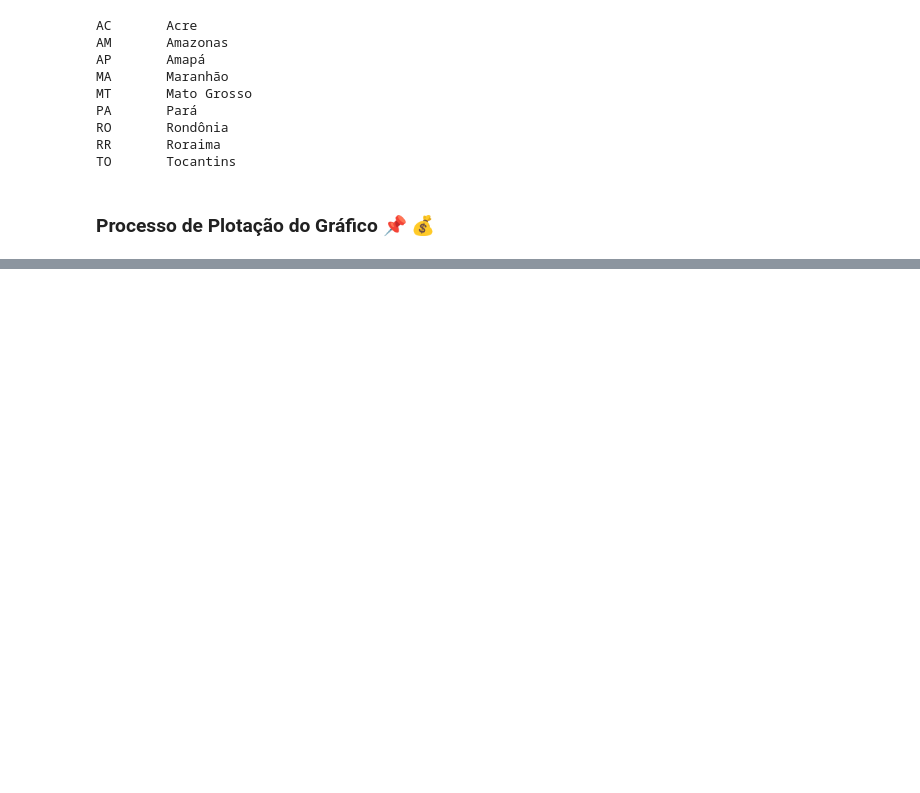
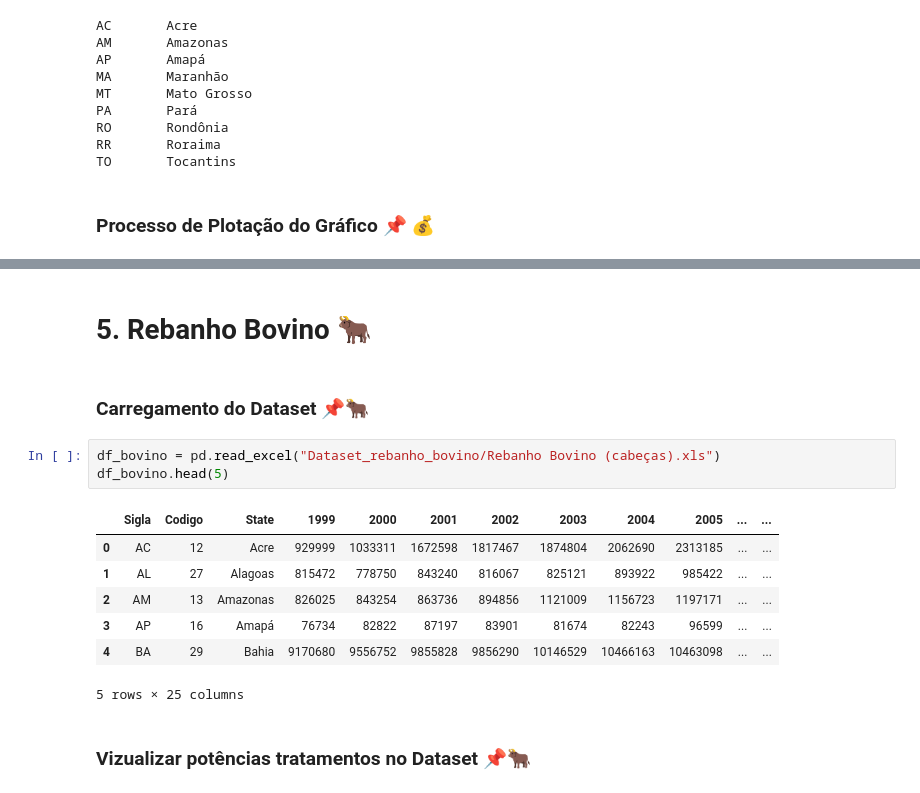
Before and after one commit to LABSensing/Levantamento-de-Dados-Agricolas-no-Brasil, a Jupyter notebook: index.ipynb, the cells around one changed output, grey strips where cells are left out. Drawn from its saved outputs; the diff is of its cells as text; blank space fills up the shorter version.

```diff
--- a/index.ipynb
+++ b/index.ipynb
@@ -539,3 +548,20 @@ plt.tight_layout()  # Ajustar layout para evitar cortes
 plt.show()
 # %% [output]
 [figure]
+# %% [markdown]
+# 5. Rebanho Bovino 🐂
+# %% [markdown]
+### Carregamento do Dataset 📌🐂
+# %%
+df_bovino = pd.read_excel("Dataset_rebanho_bovino/Rebanho Bovino (cabeças).xls")
+df_bovino.head(5)
+# %% [output]
+|  | Sigla | Codigo | State | 1999 | 2000 | 2001 | 2002 | 2003 | 2004 | 2005 | ... | ... |
+| 0 | AC | 12 | Acre | 929999 | 1033311 | 1672598 | 1817467 | 1874804 | 2062690 | 2313185 | ... | ... |
+| 1 | AL | 27 | Alagoas | 815472 | 778750 | 843240 | 816067 | 825121 | 893922 | 985422 | ... | ... |
+| 2 | AM | 13 | Amazonas | 826025 | 843254 | 863736 | 894856 | 1121009 | 1156723 | 1197171 | ... | ... |
+| 3 | AP | 16 | Amapá | 76734 | 82822 | 87197 | 83901 | 81674 | 82243 | 96599 | ... | ... |
+| 4 | BA | 29 | Bahia | 9170680 | 9556752 | 9855828 | 9856290 | 10146529 | 10466163 | 10463098 | ... | ... |
+5 rows × 25 columns
+# %% [markdown]
+### Vizualizar potências tratamentos no Dataset 📌🐂
```
Also changed, not shown: parts of 12 cells of this notebook, 1 other file.
